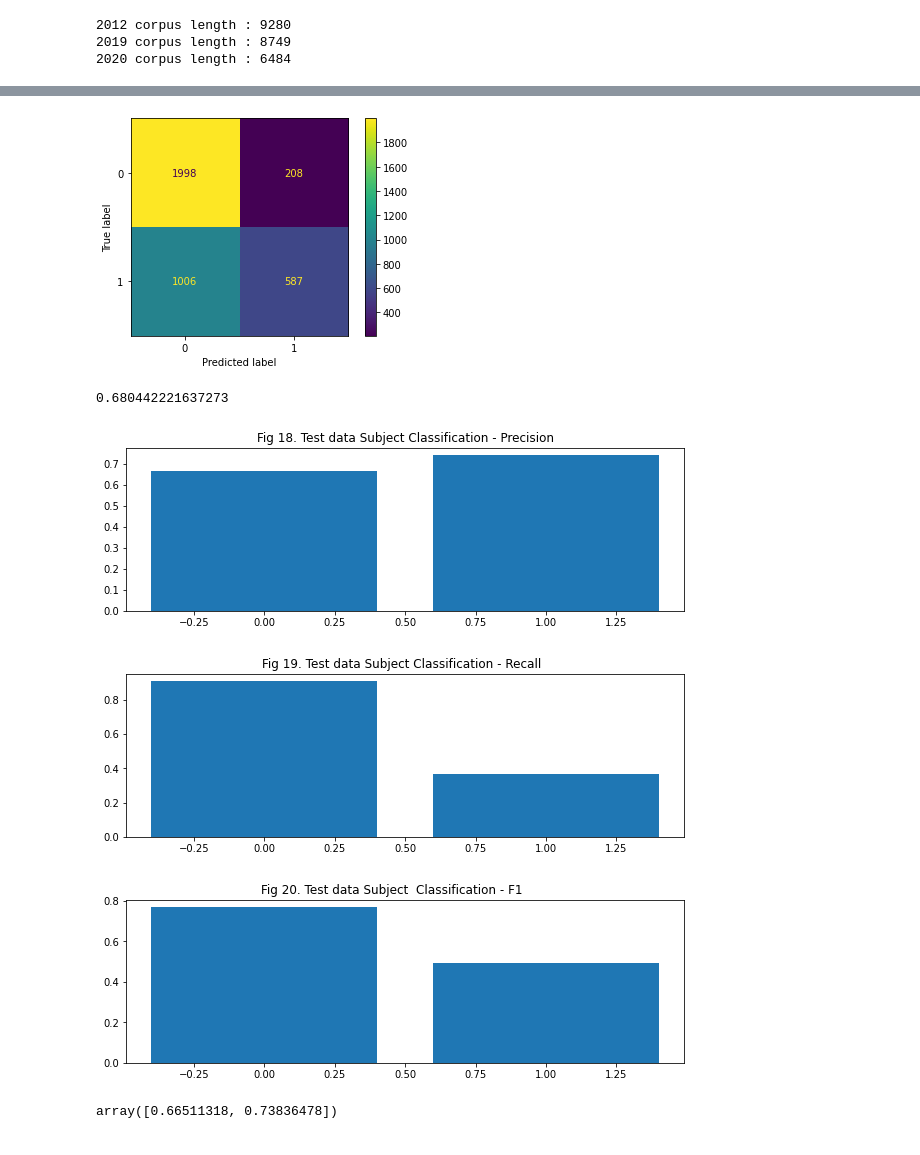
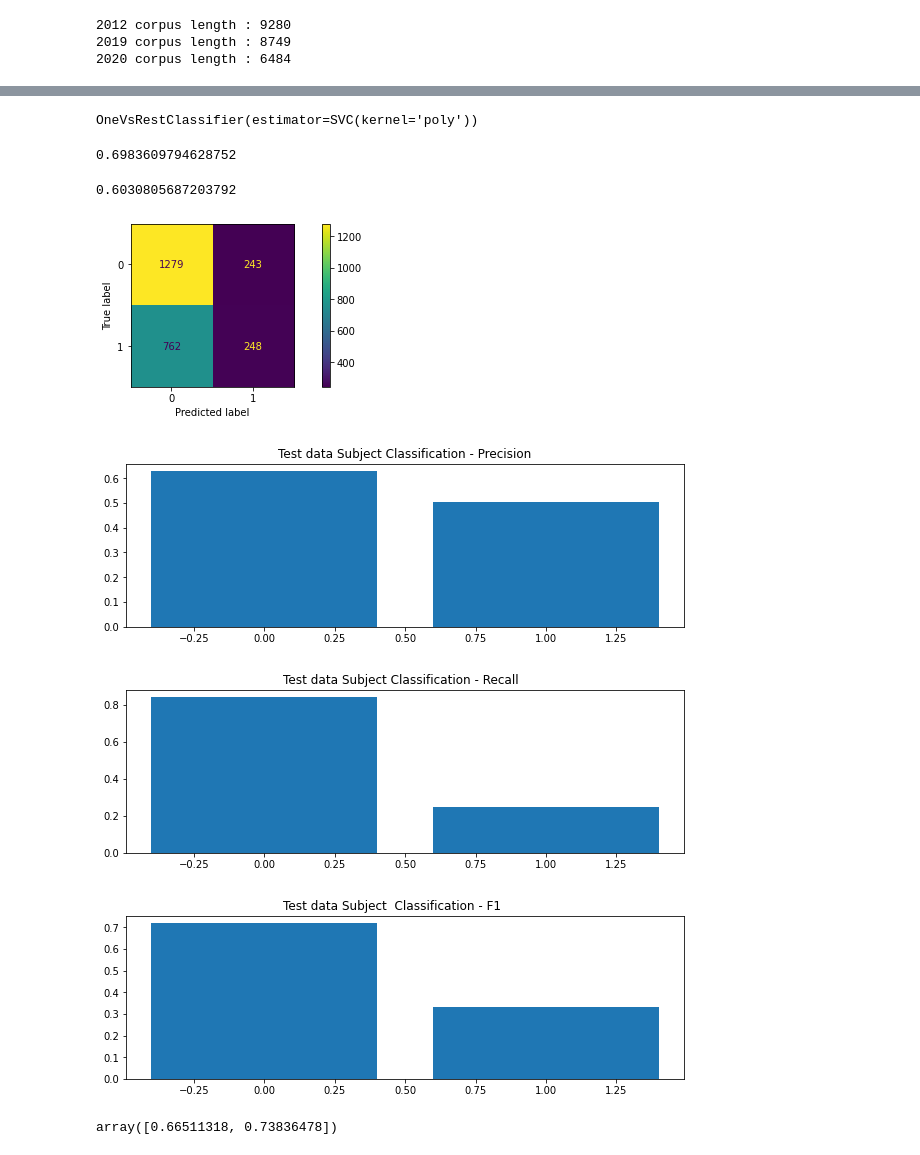
Before and after one commit to ChrisFJardine/Masterclass, a Jupyter notebook: CJardineAssignment3__NER.ipynb, the cells around one changed output, grey strips where cells are left out. Cells and saved outputs as stored; diff of their text form; code cells hidden in the pictures.

```diff
--- a/CJardineAssignment3__NER.ipynb
+++ b/CJardineAssignment3__NER.ipynb
@@ -135,8 +131,3 @@ Try NB
 # %%
 #data.to_csv('/content/drive/MyDrive/Colab Notebooks/Assignment 3/NER_data.csv', index=True)
 data = pd.read_csv('/content/drive/MyDrive/Colab Notebooks/Assignment 3/NER_data.csv')
-# %%
-ml_data = data[['entities','compound']]
-ml_data = ml_data.explode('entities')
-ml_data['good_news'] = 0
-ml_data.loc[ml_data['compound'] > 0, 'good_news'] = 1
@@ -148,52 +175,57 @@ bin_data.shape
 X = bin_data
 y = ml_data['good_news']
 # %%
-from sklearn.multiclass import OneVsRestClassifier
-from sklearn.svm import SVC
+#Test Train Split. Fit OneVsRest SVC Classifier to test data
 X = np.array(X)
-
 train_X, test_X, train_y, test_y = train_test_split(X, y, test_size = 0.2, random_state = 5)  #test / train split
 clf = OneVsRestClassifier(SVC(kernel='poly'))
-clf.fit(X, y)
-predicted = clf.predict(test_X)                                 #fit the
+clf.fit(train_X, train_y)
+# %% [output]
+OneVsRestClassifier(estimator=SVC(kernel='poly'))
+# %%
+#Check performance on train data
+pred_train = clf.predict(train_X)
+accuracy_score(train_y, pred_train)
+# %% [output]
+0.6983609794628752
+# %%
+#Check performance on test data
+pred_test = clf.predict(test_X)
+accuracy_score(test_y, pred_test)
+# %% [output]
+0.6030805687203792
 # %%
-from sklearn.metrics import confusion_matrix, ConfusionMatrixDisplay
-from sklearn.metrics import accuracy_score
-cm = confusion_matrix(test_y, predicted, labels=clf.classes_)
+#Review confustion matrix
+cm = confusion_matrix(test_y, pred_test, labels=clf.classes_)
 disp = ConfusionMatrixDisplay(confusion_matrix=cm, display_labels=clf.classes_)
 disp.plot()
 plt.show()
 # %% [output]
-[figure, old version]
+[figure, new version]
-# %%
-from sklearn.metrics import confusion_matrix, accuracy_score, f1_score, precision_score, recall_score,precision_recall_curve, auc
-accuracy_score(test_y, predicted)
-# %% [output]
-0.680442221637273
 # %%
 #Visualise model peformance on test data
 labels = list(set(test_y))
-accuracy = accuracy_score(test_y, predicted)
-precision = precision_score(test_y, predicted, average=None, zero_division = 1, pos_label=None, labels = labels)
-recall = recall_score(test_y, predicted, average=None, pos_label=None, labels = labels )
-f1 = f1_score(test_y, predicted, average=None, pos_label=None, labels = labels)
+accuracy = accuracy_score(test_y, pred_test)
+precision = precision_score(test_y, pred_test, average=None, zero_division = 1, pos_label=None, labels = labels)
+recall = recall_score(test_y, pred_test, average=None, pos_label=None, labels = labels )
+f1 = f1_score(test_y, pred_test, average=None, pos_label=None, labels = labels)
 plt.rcParams["figure.figsize"] = (10,3)
 plt.bar(labels, precision)
-plt.title('Fig 18. Test data Subject Classification - Precision')
+plt.title('Test data Subject Classification - Precision')
 #plt.xticks(rotation = 'vertical')
 plt.show()
 
 plt.bar(labels, recall)
-plt.title('Fig 19. Test data Subject Classification - Recall  ')
+plt.title('Test data Subject Classification - Recall  ')
 plt.show()
 
 plt.bar(labels, f1)
-plt.title('Fig 20. Test data Subject  Classification - F1       ')
+plt.title('Test data Subject  Classification - F1       ')
 plt.show()
 # %% [output]
-[figure, old version]
+[figure, new version]
-[figure, old version]
+[figure, new version]
-[figure, old version]
+[figure, new version]
 # %%
 precision
 # %% [output]
```
Also changed, not shown: parts of 20 cells of this notebook.
